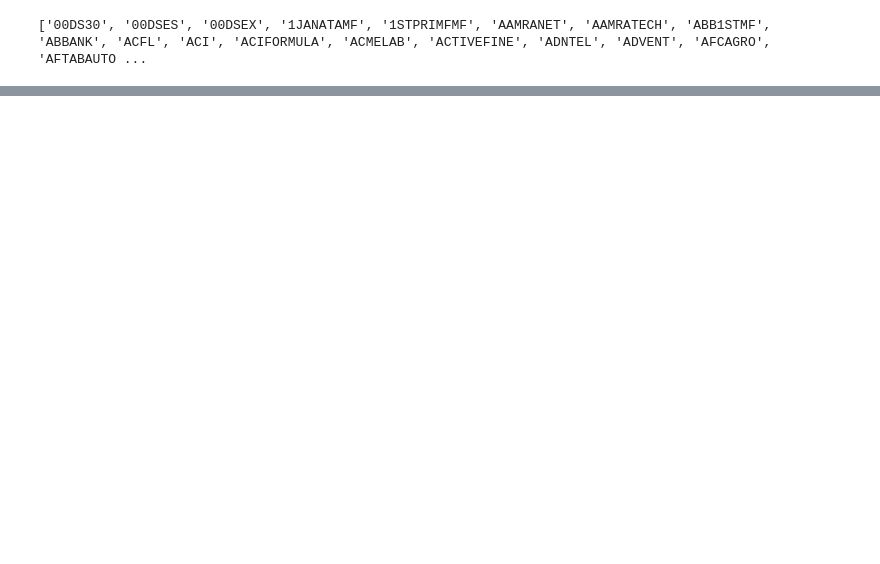
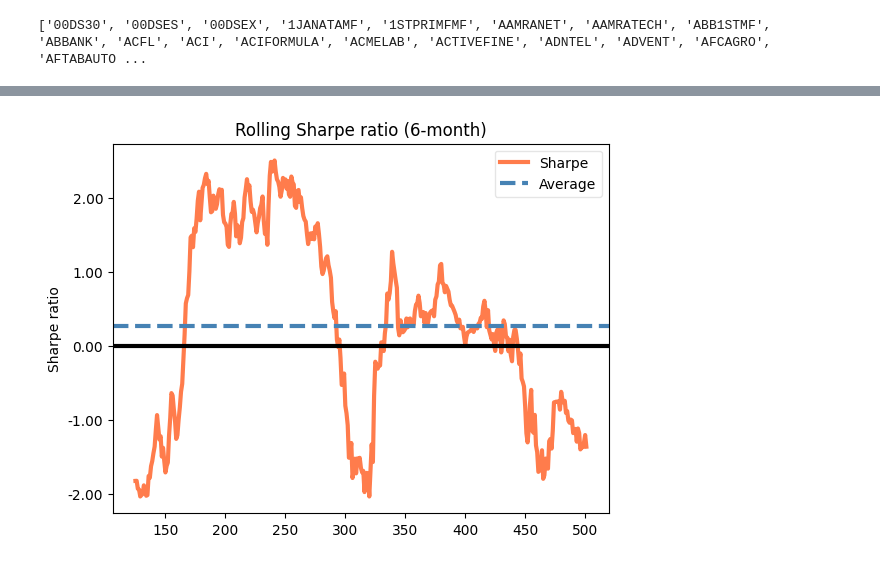
Before and after one commit to quantrocket-codeload/quant-finance-lectures, a Jupyter notebook: notebooks/33. portfolio-analysis-with-pyfolio.ipynb, the cells around one changed output, grey strips where cells are left out. Saved outputs shown, nothing was run; the diff lists cells and outputs as text; code cells hidden in the pictures; blank space fills up the shorter version.

```diff
--- a/notebooks/33. portfolio-analysis-with-pyfolio.ipynb
+++ b/notebooks/33. portfolio-analysis-with-pyfolio.ipynb
@@ -22,0 +98,4 @@ plt.ylabel('Volume');
+# %%
+pf.plot_rolling_sharpe(bt_returns);
+# %% [output]
+[figure, added]
```
Also changed, not shown: parts of 20 cells of this notebook, 21 other files.
